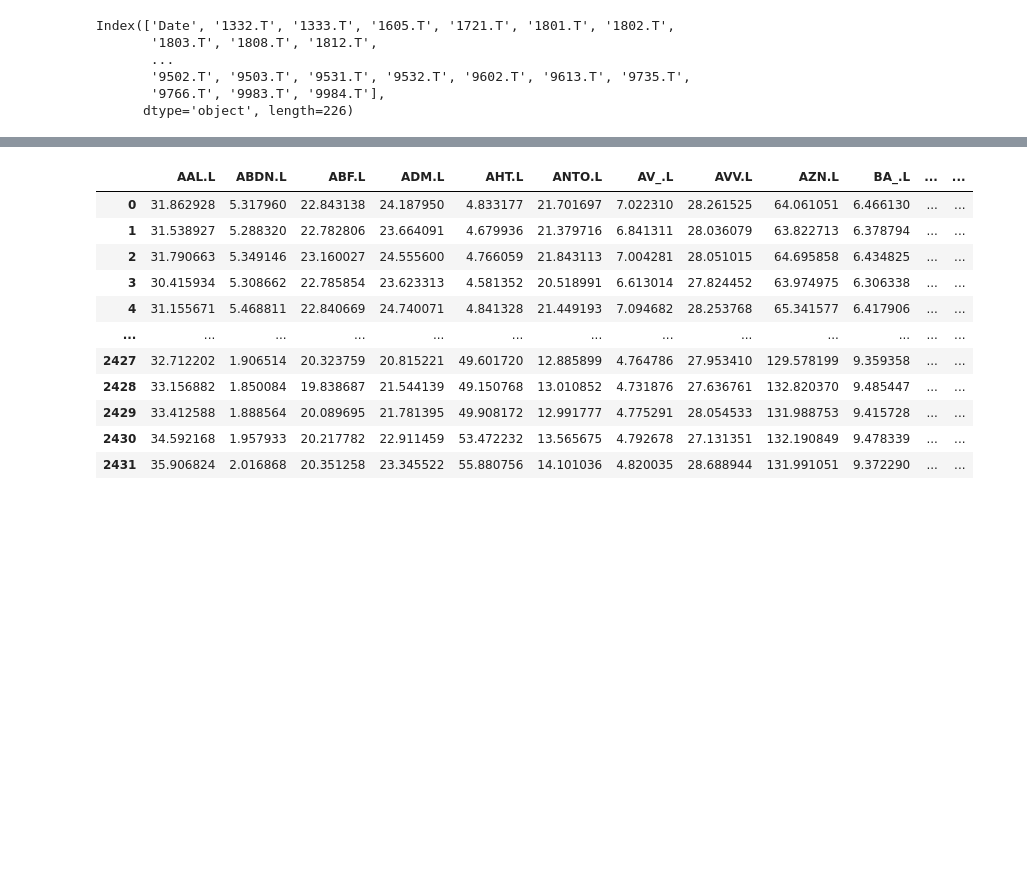
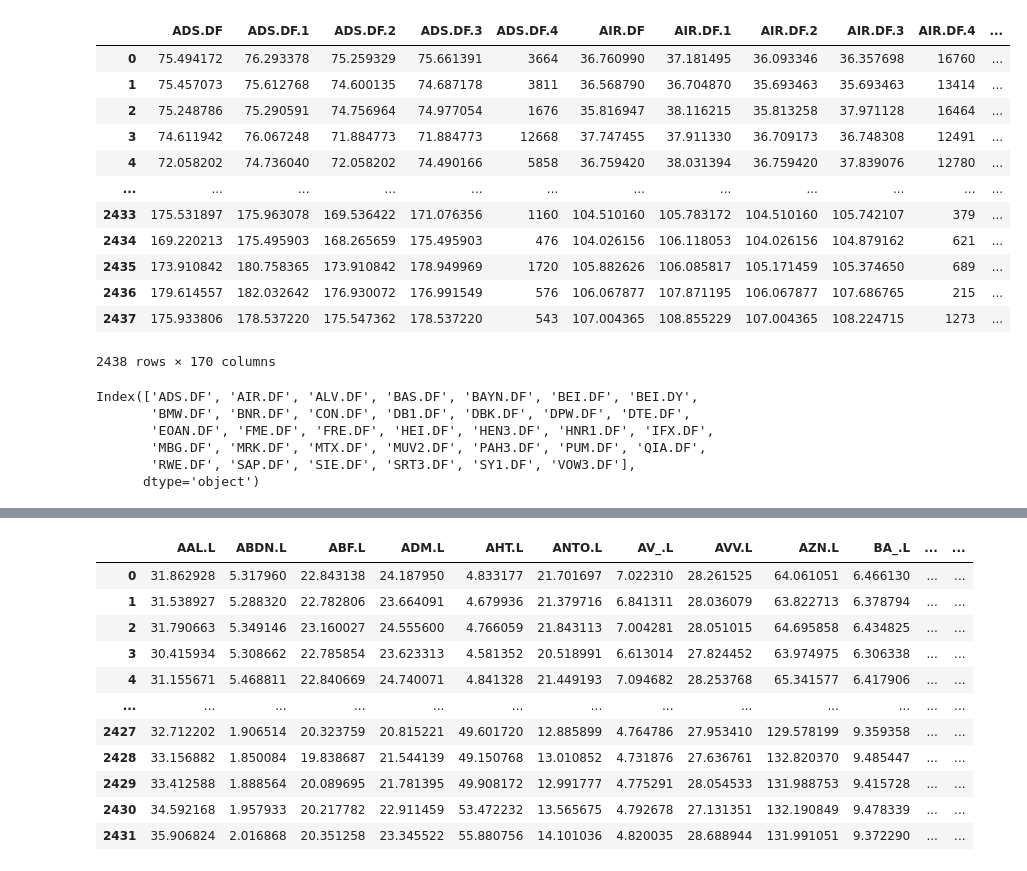
Before and after one commit to HarryBlaine/PPO-PM, a Jupyter notebook: new_dataprocess.ipynb, the cells around one changed output, grey strips where cells are left out. Cells and saved outputs as stored; diff of their text form; code cells hidden in the pictures; blank space fills up the shorter version.

```diff
--- a/new_dataprocess.ipynb
+++ b/new_dataprocess.ipynb
@@ -39,10 +41,26 @@ open
+# %%
+open
+# %% [output]
+|  | ADS.DF | ADS.DF.1 | ADS.DF.2 | ADS.DF.3 | ADS.DF.4 | AIR.DF | AIR.DF.1 | AIR.DF.2 | AIR.DF.3 | AIR.DF.4 | ... |
+| 0 | 75.494172 | 76.293378 | 75.259329 | 75.661391 | 3664 | 36.760990 | 37.181495 | 36.093346 | 36.357698 | 16760 | ... |
+| 1 | 75.457073 | 75.612768 | 74.600135 | 74.687178 | 3811 | 36.568790 | 36.704870 | 35.693463 | 35.693463 | 13414 | ... |
+| 2 | 75.248786 | 75.290591 | 74.756964 | 74.977054 | 1676 | 35.816947 | 38.116215 | 35.813258 | 37.971128 | 16464 | ... |
+| 3 | 74.611942 | 76.067248 | 71.884773 | 71.884773 | 12668 | 37.747455 | 37.911330 | 36.709173 | 36.748308 | 12491 | ... |
+| 4 | 72.058202 | 74.736040 | 72.058202 | 74.490166 | 5858 | 36.759420 | 38.031394 | 36.759420 | 37.839076 | 12780 | ... |
+| ... | ... | ... | ... | ... | ... | ... | ... | ... | ... | ... | ... |
+| 2433 | 175.531897 | 175.963078 | 169.536422 | 171.076356 | 1160 | 104.510160 | 105.783172 | 104.510160 | 105.742107 | 379 | ... |
+| 2434 | 169.220213 | 175.495903 | 168.265659 | 175.495903 | 476 | 104.026156 | 106.118053 | 104.026156 | 104.879162 | 621 | ... |
+| 2435 | 173.910842 | 180.758365 | 173.910842 | 178.949969 | 1720 | 105.882626 | 106.085817 | 105.171459 | 105.374650 | 689 | ... |
+| 2436 | 179.614557 | 182.032642 | 176.930072 | 176.991549 | 576 | 106.067877 | 107.871195 | 106.067877 | 107.686765 | 215 | ... |
+| 2437 | 175.933806 | 178.537220 | 175.547362 | 178.537220 | 543 | 107.004365 | 108.855229 | 107.004365 | 108.224715 | 1273 | ... |
+2438 rows × 170 columns
 # %%
-name = open.columns
+name = Stock_Price.columns
 name
 # %% [output]
-Index(['Date', '1332.T', '1333.T', '1605.T', '1721.T', '1801.T', '1802.T',
-       '1803.T', '1808.T', '1812.T',
-       ...
-       '9502.T', '9503.T', '9531.T', '9532.T', '9602.T', '9613.T', '9735.T',
-       '9766.T', '9983.T', '9984.T'],
-      dtype='object', length=226)
+Index(['ADS.DF', 'AIR.DF', 'ALV.DF', 'BAS.DF', 'BAYN.DF', 'BEI.DF', 'BEI.DY',
+       'BMW.DF', 'BNR.DF', 'CON.DF', 'DB1.DF', 'DBK.DF', 'DPW.DF', 'DTE.DF',
+       'EOAN.DF', 'FME.DF', 'FRE.DF', 'HEI.DF', 'HEN3.DF', 'HNR1.DF', 'IFX.DF',
+       'MBG.DF', 'MRK.DF', 'MTX.DF', 'MUV2.DF', 'PAH3.DF', 'PUM.DF', 'QIA.DF',
+       'RWE.DF', 'SAP.DF', 'SIE.DF', 'SRT3.DF', 'SY1.DF', 'VOW3.DF'],
+      dtype='object')
```
Also changed, not shown: parts of 8 cells of this notebook, 35 other files.
